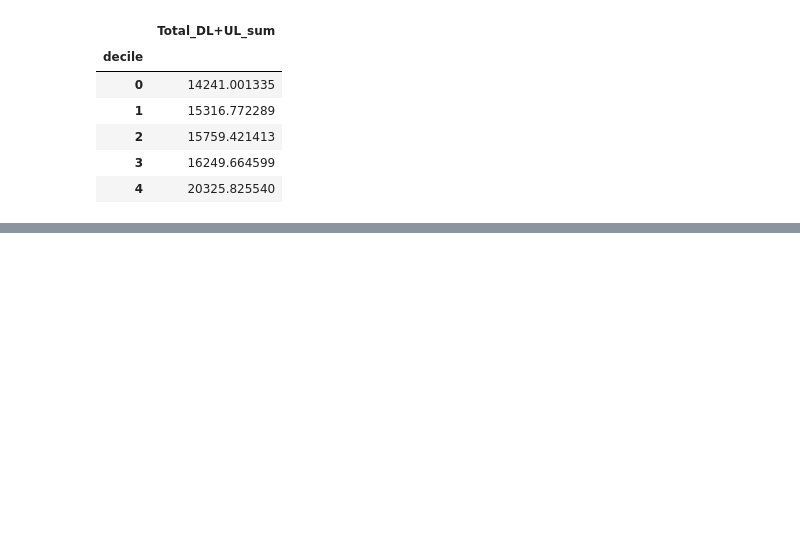
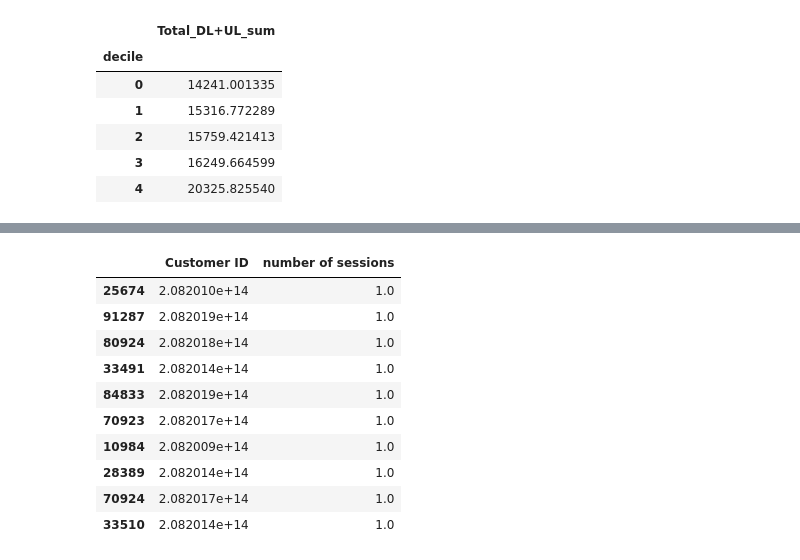
Before and after one commit to Bethelsis/User-Analytics-in-the-Telecommunication-Industry, a Jupyter notebook: notebooks/Data cleaning,Exploration.ipynb, the cells around one changed output, grey strips where cells are left out. Cells and saved outputs as stored; diff of their text form; code cells hidden in the pictures; blank space fills up the shorter version.

```diff
--- a/notebooks/Data cleaning,Exploration.ipynb
+++ b/notebooks/Data cleaning,Exploration.ipynb
@@ -566,0 +579,16 @@ total_data_per_decile
+# %%
+#TOP 10 customers based on sessions frequency
+
+df_new.sort_values(by='number of sessions', ascending=False)[['Customer ID','number of sessions']].head(10).sort_values(by='number of sessions', ascending=False)[['Customer ID','number of sessions']].head(10)
+# %% [output]
+|  | Customer ID | number of sessions |
+| 25674 | 2.082010e+14 | 1.0 |
+| 91287 | 2.082019e+14 | 1.0 |
+| 80924 | 2.082018e+14 | 1.0 |
+| 33491 | 2.082014e+14 | 1.0 |
+| 84833 | 2.082019e+14 | 1.0 |
+| 70923 | 2.082017e+14 | 1.0 |
+| 10984 | 2.082009e+14 | 1.0 |
+| 28389 | 2.082014e+14 | 1.0 |
+| 70924 | 2.082017e+14 | 1.0 |
+| 33510 | 2.082014e+14 | 1.0 |
```
Also changed, not shown: parts of 15 cells of this notebook.
